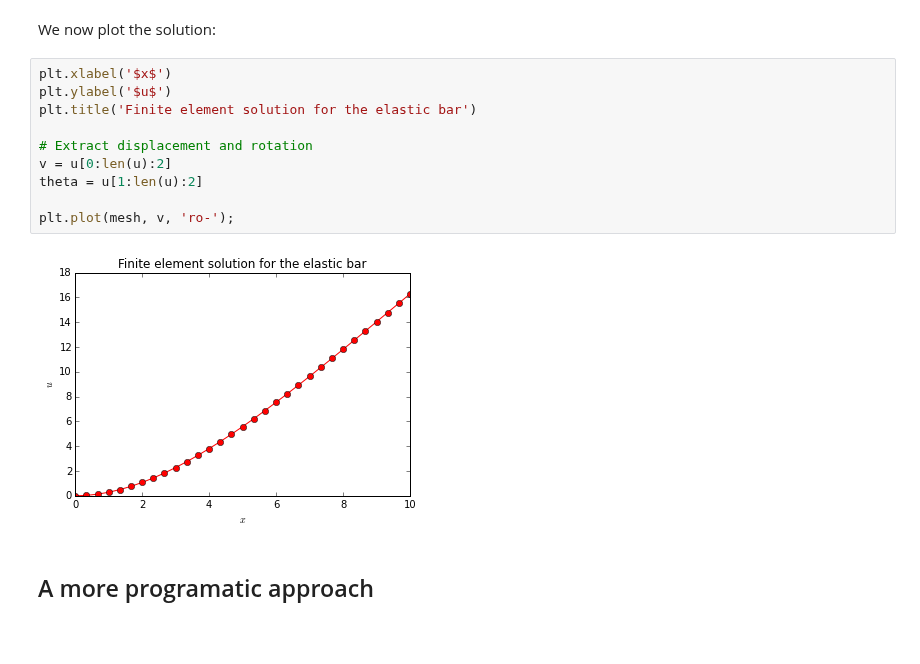
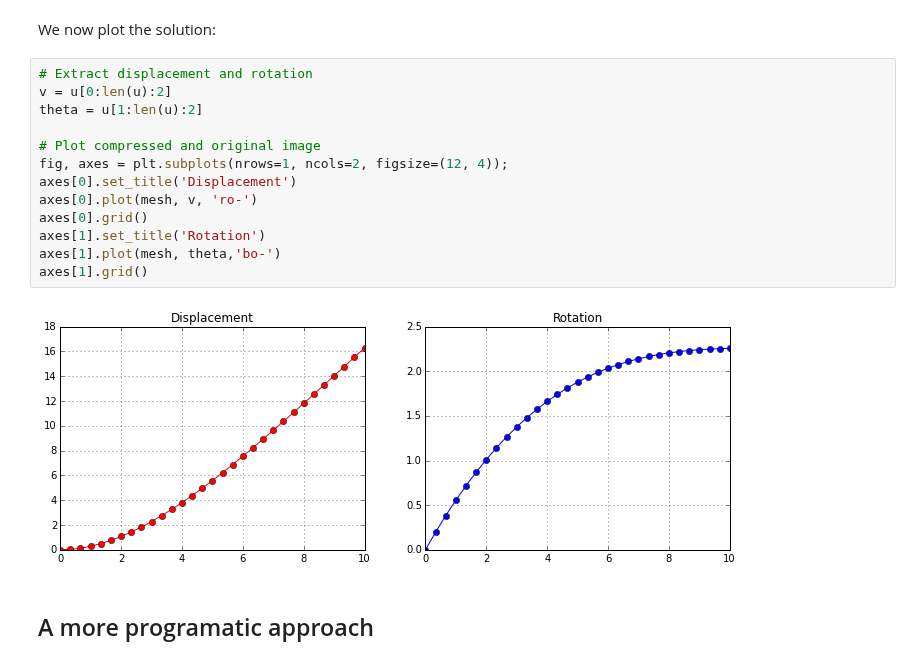
Before and after one commit to garth-wells/notebooks-3D7, a Jupyter notebook: notebooks/BeamBendingFEM.ipynb, the cells around one changed output. Cells and saved outputs as stored; diff of their text form; blank space fills up the shorter version.

```diff
--- a/notebooks/BeamBendingFEM.ipynb
+++ b/notebooks/BeamBendingFEM.ipynb
@@ -170,18 +170,21 @@ u = np.linalg.solve(K, b)
 #### Visualising the solution
 # %% [markdown]
 We now plot the solution:
-# %%
-plt.xlabel('$x$')
-plt.ylabel('$u$')
-plt.title('Finite element solution for the elastic bar')
-
-# Extract displacement and rotation
-v = u[0:len(u):2]
-theta = u[1:len(u):2]
-
-plt.plot(mesh, v, 'ro-');
-# %% [output]
-[figure, removed]
+# %%
+# Extract displacement and rotation
+v = u[0:len(u):2]
+theta = u[1:len(u):2]
+
+# Plot compressed and original image
+fig, axes = plt.subplots(nrows=1, ncols=2, figsize=(12, 4));
+axes[0].set_title('Displacement')
+axes[0].plot(mesh, v, 'ro-')
+axes[0].grid()
+axes[1].set_title('Rotation')
+axes[1].plot(mesh, theta,'bo-')
+axes[1].grid()
+# %% [output]
+[figure, added]
 # %% [markdown]
 ## A more programatic approach
 # %% [markdown]
```
Also changed, not shown: parts of 2 cells of this notebook.
